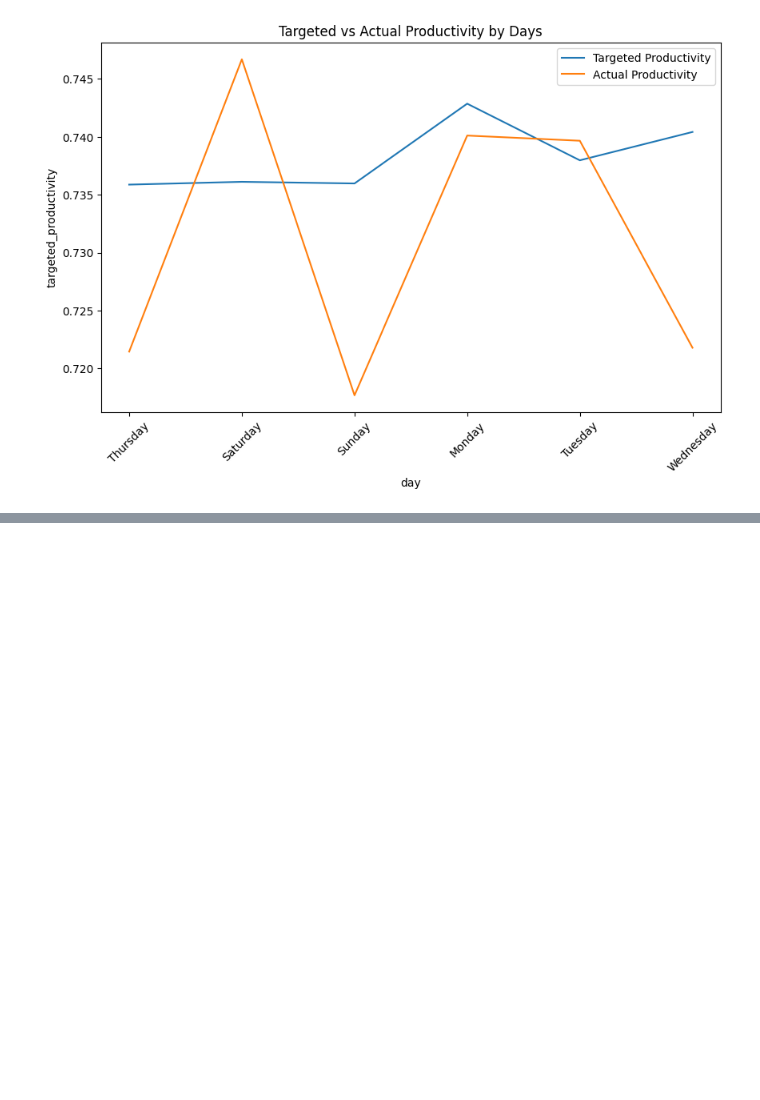
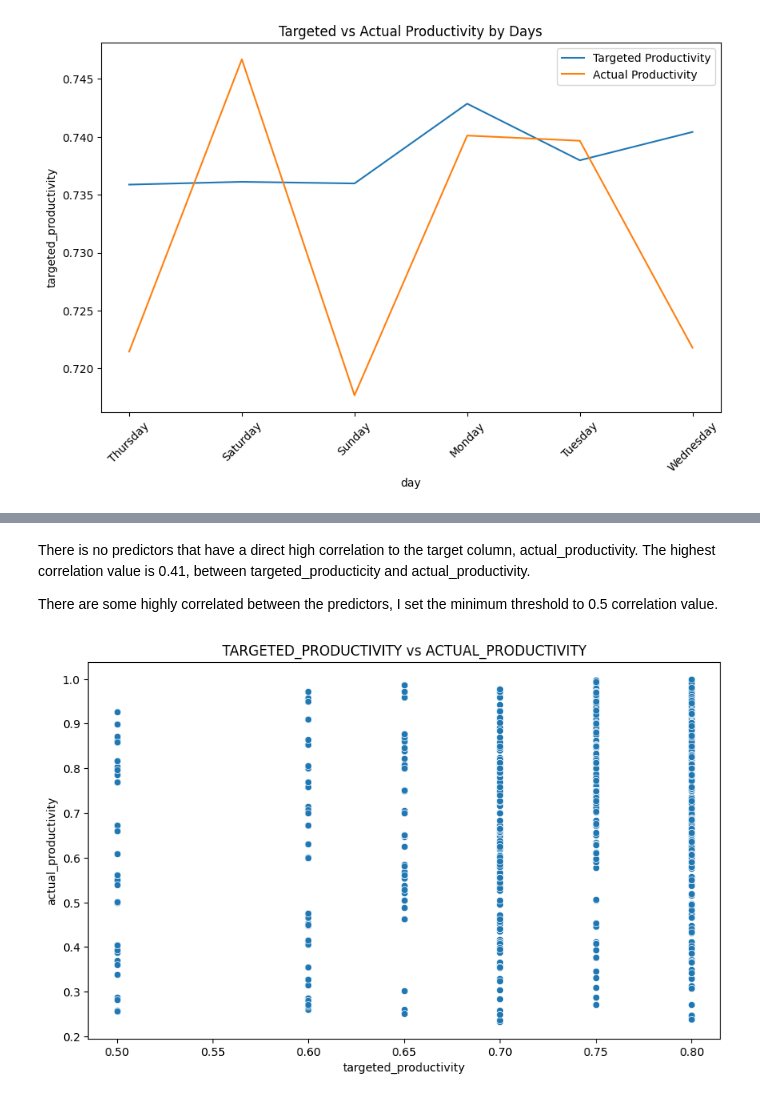
Before and after one commit to anggoro-bimo/producticity_prediction, a Jupyter notebook: notebooks/2. EDA.ipynb, the cells around one changed output, grey strips where cells are left out. Saved outputs shown, nothing was run; the diff lists cells and outputs as text; code cells hidden in the pictures; blank space fills up the shorter version.

```diff
--- a/notebooks/2. EDA.ipynb
+++ b/notebooks/2. EDA.ipynb
@@ -223,0 +200,15 @@ corr.style.background_gradient(cmap='coolwarm')
+# %% [markdown]
+There is no predictors that have a direct high correlation to the target column, actual_productivity. The highest correlation value is 0.41, between targeted_producticity and actual_productivity.
+
+There are some highly correlated between the predictors, I set the minimum threshold to 0.5 correlation value.
+# %%
+def plot_scatter(col1, col2):
+    # Scatter plot of incentives vs actual productivity
+    plt.figure(figsize=(10, 6))
+    sns.scatterplot(data=df, x=col1, y=col2)
+    plt.title(f"{str(col1).upper()} vs {str(col2).upper()}")
+    plt.show()
+# %%
+plot_scatter('targeted_productivity', 'actual_productivity')
+# %% [output]
+[figure, added]
```
Also changed, not shown: parts of 16 cells of this notebook.
